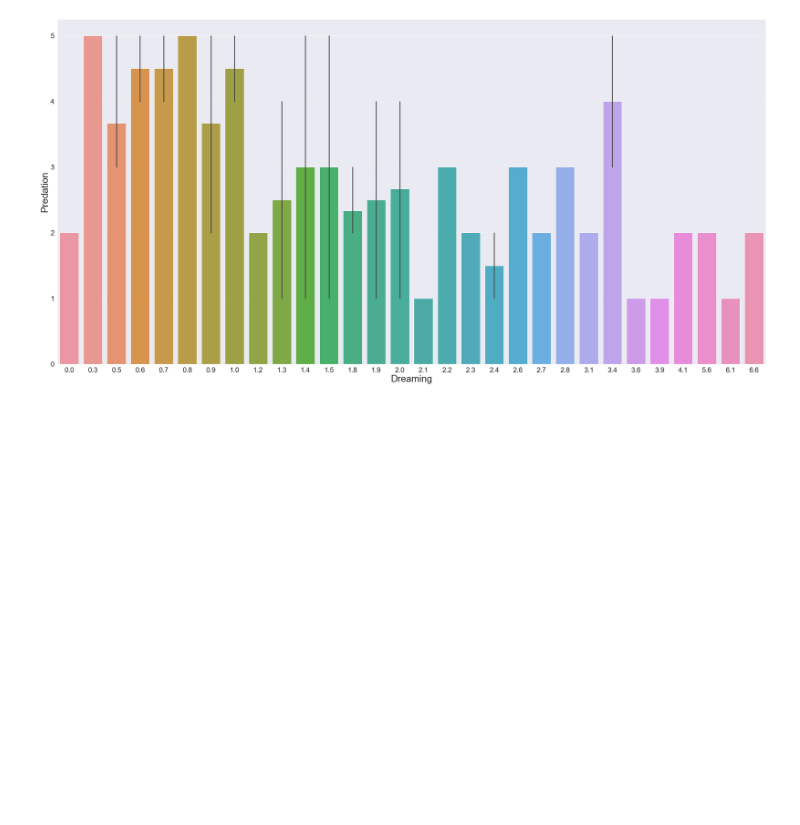
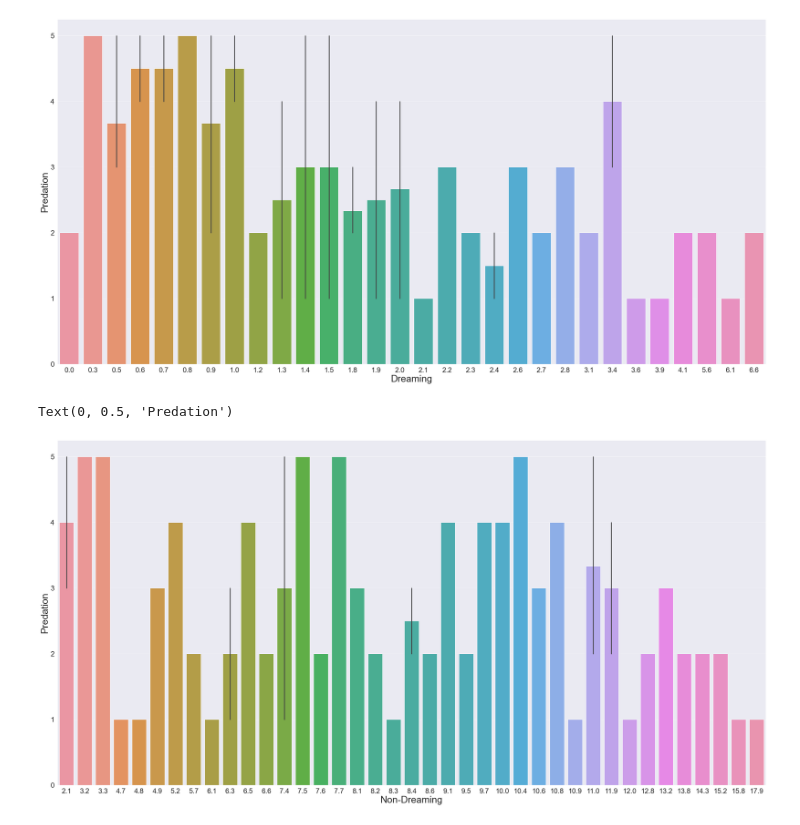
Before and after one commit to Maureen220/Sleep_in_Mammals, a Jupyter notebook: mammals_EDA.ipynb, the cells around one changed output. Saved outputs shown, nothing was run; the diff lists cells and outputs as text; code cells hidden in the pictures; blank space fills up the shorter version.

```diff
--- a/mammals_EDA.ipynb
+++ b/mammals_EDA.ipynb
@@ -157,3 +156,14 @@ b.set_ylabel("Predation", fontsize = 30)
 # %% [output]
 Text(0, 0.5, 'Predation')
 [figure]
+# %%
+#non-dreaming Vs predation
+b = sn.barplot(x=mammals_df.non_dreaming, y=mammals_df.predation)
+
+#Increasing font size
+sn.set(font_scale=1.4)
+b.set_xlabel("Non-Dreaming", fontsize = 30)
+b.set_ylabel("Predation", fontsize = 30)
+# %% [output]
+Text(0, 0.5, 'Predation')
+[figure, added]
```
Also changed, not shown: parts of 3 cells of this notebook, 1 other file.
